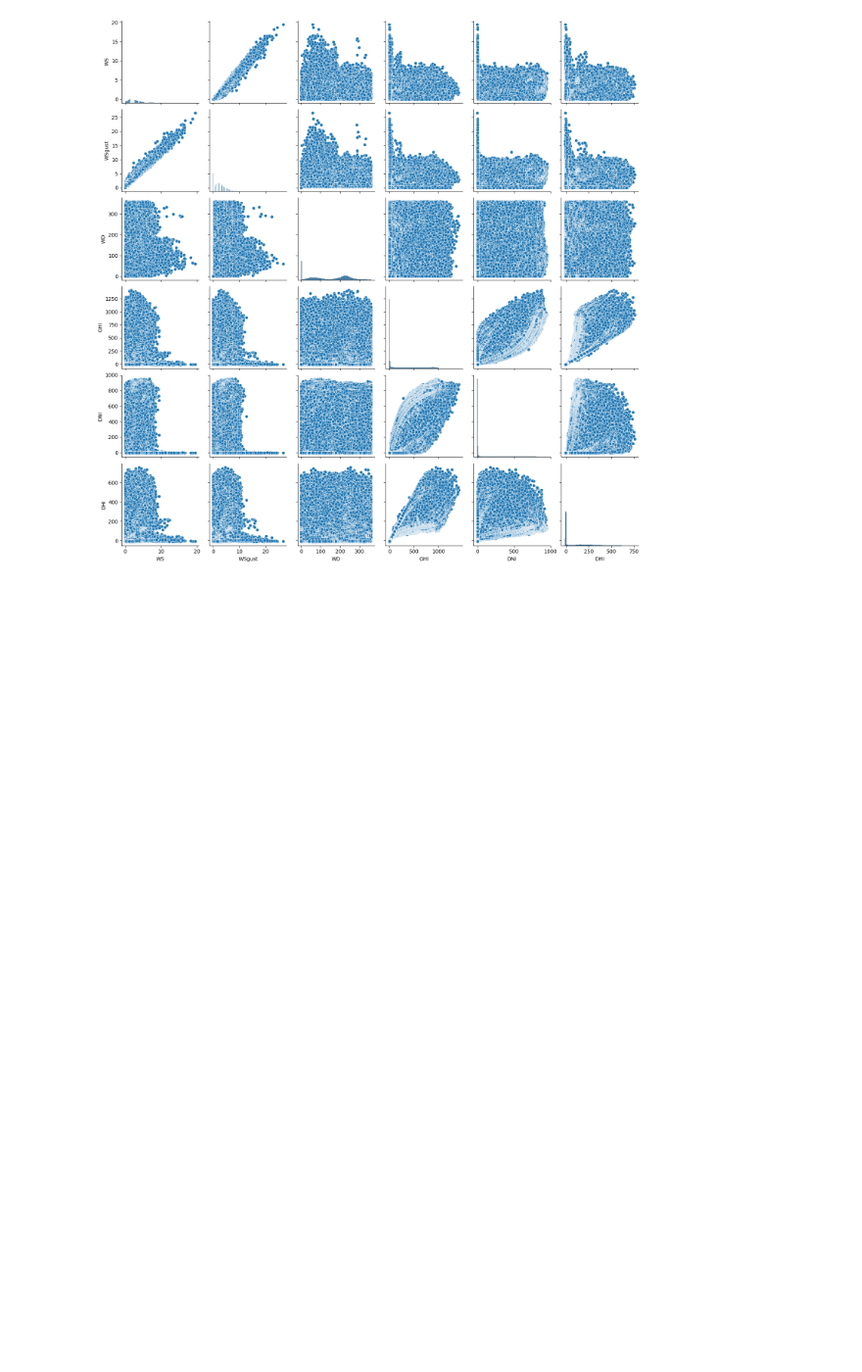
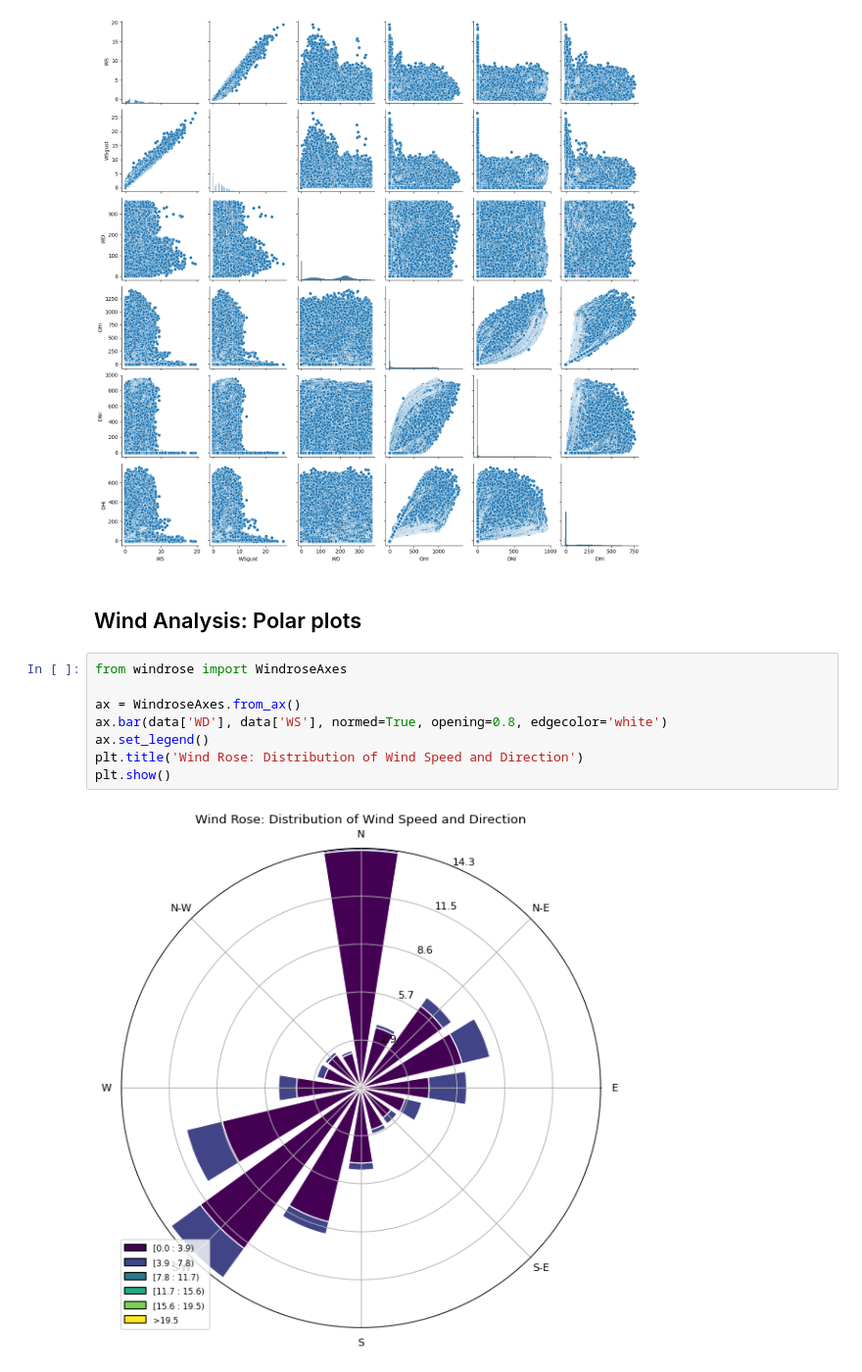
Before and after one commit to doffn/week_0_EDA, a Jupyter notebook: notebooks/week_0.ipynb, the cells around one changed output. Shown at 98% size. Cells and saved outputs as stored; diff of their text form; blank space fills up the shorter version.

Commit message:
inserted the visual analysis

```diff
--- a/notebooks/week_0.ipynb
+++ b/notebooks/week_0.ipynb
@@ -290,3 +290,15 @@ sns.pairplot(data[['WS', 'WSgust', 'WD', 'GHI', 'DNI', 'DHI']])
 plt.show()
 # %% [output]
 [figure]
+# %% [markdown]
+## Wind Analysis: Polar plots
+# %%
+from windrose import WindroseAxes
+
+ax = WindroseAxes.from_ax()
+ax.bar(data['WD'], data['WS'], normed=True, opening=0.8, edgecolor='white')
+ax.set_legend()
+plt.title('Wind Rose: Distribution of Wind Speed and Direction')
+plt.show()
+# %% [output]
+[figure, added]
```
Also changed, not shown: parts of 4 cells of this notebook, 1 other file.
